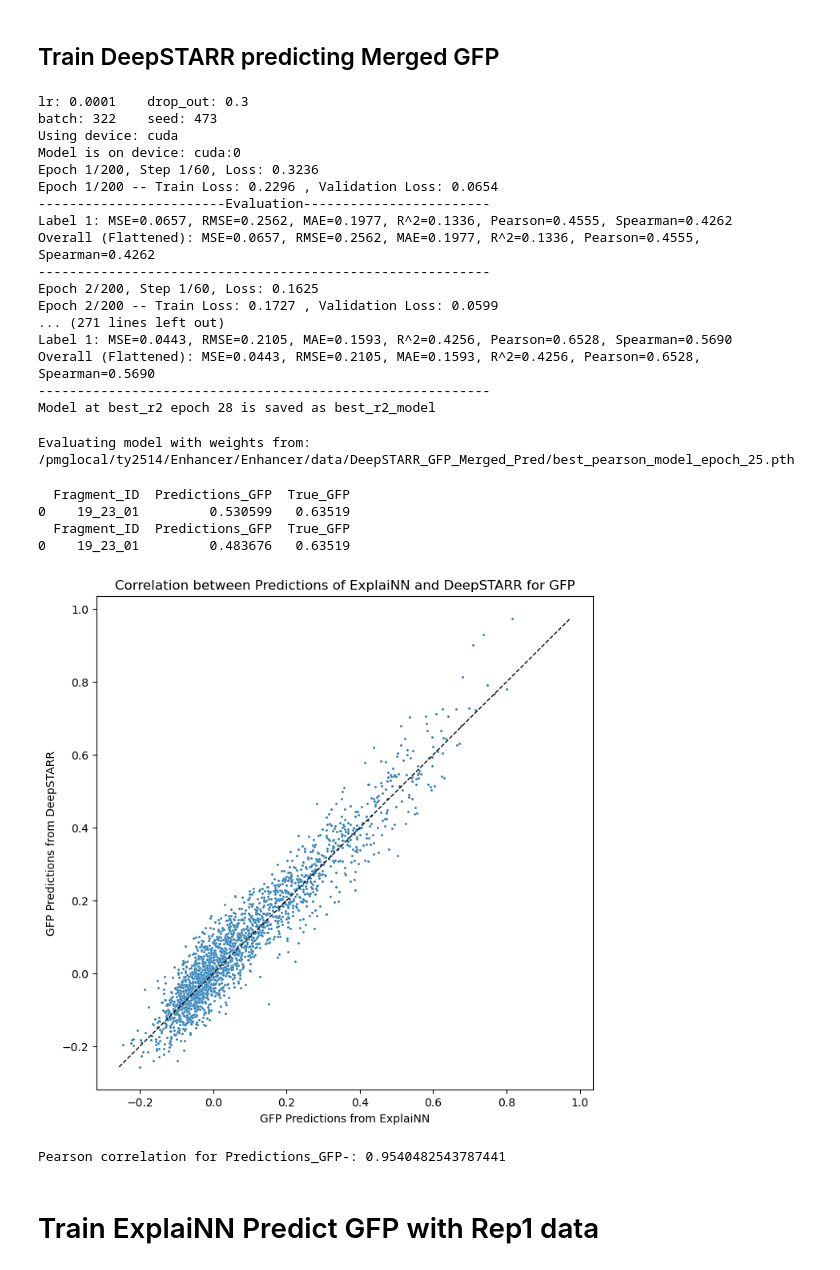
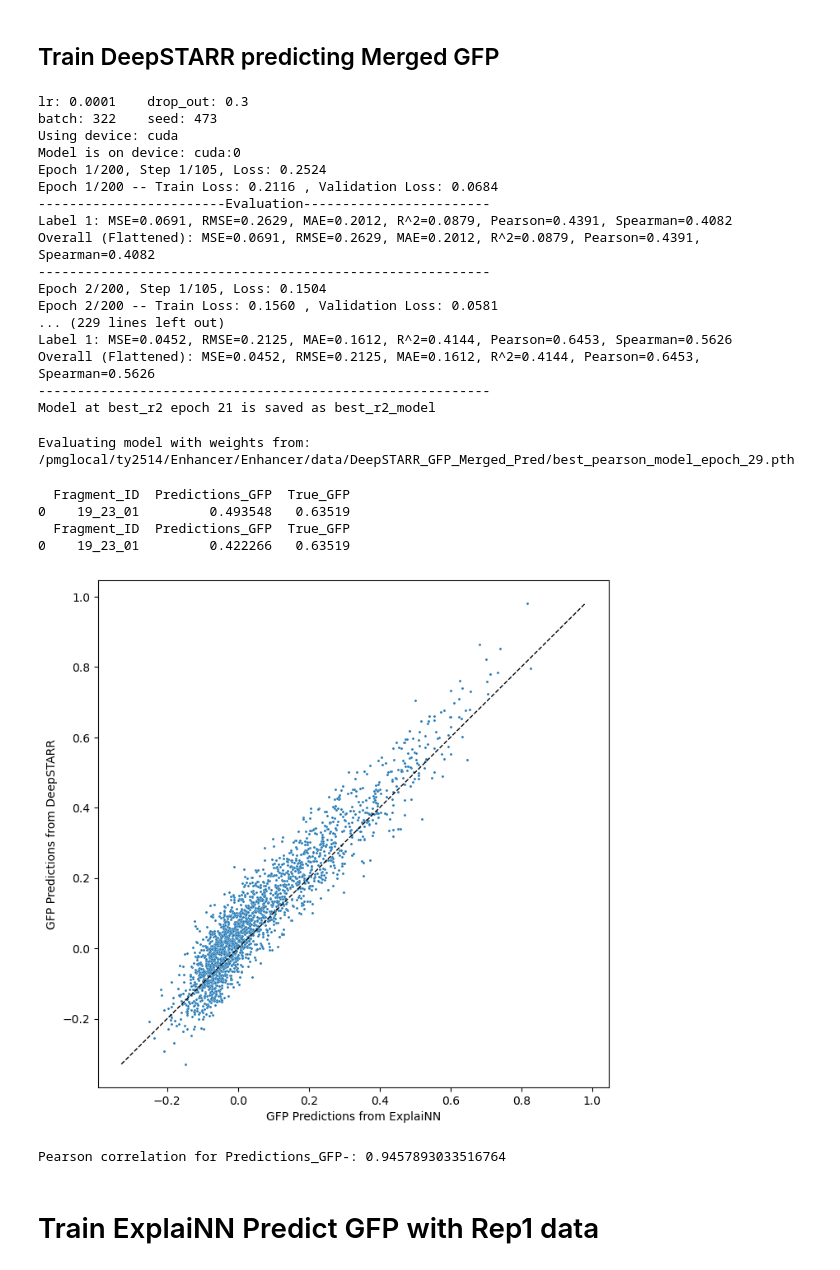
Before and after one commit to justinyutianji/Enhancer, a Jupyter notebook: Enhancer/train/ExplaiNN_GFP.ipynb, the cells around one changed output. Drawn from its saved outputs; the diff is of its cells as text; code cells hidden in the pictures.

```diff
--- a/Enhancer/train/ExplaiNN_GFP.ipynb
+++ b/Enhancer/train/ExplaiNN_GFP.ipynb
@@ -58,7 +58,7 @@ def process_and_save_results(data_loader, loader_name, model, weight_file, targe
 params = pd.read_csv('/pmglocal/ty2514/Enhancer/Enhancer/data/ExplaiNN/ExplaiNN3_GFP_Metrics.csv')
 cnns = list(set(params['num_cnns']))
 
-temp_df = params[params['num_cnns'] == 20]
+temp_df = params[params['num_cnns'] == 55]
 
 group_means = temp_df.groupby(['lr', 'drop_out', 'batch'])['pearson_corr_p'].mean().reset_index()
 best_group = group_means.loc[group_means['pearson_corr_p'].idxmax()]
@@ -78,10 +78,10 @@ best_seed_row = best_group_df.loc[best_group_df['pearson_corr_p'].idxmax()]
 best_seed = int(best_seed_row['seed'])
 best_batch = int(best_batch)
 
-num_cnns = 20
+num_cnns = 55
 target_labels = ["GFP"]
 feature_list = ["GFP"]
-output_dir = f'/pmglocal/ty2514/Enhancer/Enhancer/data/ExplaiNN_GFP_Merged_Pred_20NN'
+output_dir = f'/pmglocal/ty2514/Enhancer/Enhancer/data/ExplaiNN_GFP_Merged_Pred_55NN'
 
 print(f'cnn: {num_cnns}')
 print(f'lr: {best_lr}    drop_out: {best_dropout}')
@@ -137,6 +137,6 @@ Model at best_pearson epoch 46 is saved as best_pearson_model
 # %%
-file_list = glob.glob('/pmglocal/ty2514/Enhancer/Enhancer/data/ExplaiNN_GFP_Merged_Pred_20NN/best_pearson*.pth')
-output_dir = '/pmglocal/ty2514/Enhancer/Enhancer/data/ExplaiNN_GFP_Merged_Pred_20NN'
+file_list = glob.glob('/pmglocal/ty2514/Enhancer/Enhancer/data/ExplaiNN_GFP_Merged_Pred_55NN/best_pearson*.pth')
+output_dir = '/pmglocal/ty2514/Enhancer/Enhancer/data/ExplaiNN_GFP_Merged_Pred_55NN'
 
 for weight_file in file_list:
     print(f"Evaluating model with weights from: {weight_file}")
@@ -198,19 +231,19 @@ lr: 0.0001    drop_out: 0.3
 batch: 322    seed: 473
 Using device: cuda
 Model is on device: cuda:0
-Epoch 1/200, Step 1/60, Loss: 0.3236
-Epoch 1/200 -- Train Loss: 0.2296 , Validation Loss: 0.0654
+Epoch 1/200, Step 1/105, Loss: 0.2524
+Epoch 1/200 -- Train Loss: 0.2116 , Validation Loss: 0.0684
 ------------------------Evaluation------------------------
-Label 1: MSE=0.0657, RMSE=0.2562, MAE=0.1977, R^2=0.1336, Pearson=0.4555, Spearman=0.4262
-Overall (Flattened): MSE=0.0657, RMSE=0.2562, MAE=0.1977, R^2=0.1336, Pearson=0.4555, Spearman=0.4262
+Label 1: MSE=0.0691, RMSE=0.2629, MAE=0.2012, R^2=0.0879, Pearson=0.4391, Spearman=0.4082
+Overall (Flattened): MSE=0.0691, RMSE=0.2629, MAE=0.2012, R^2=0.0879, Pearson=0.4391, Spearman=0.4082
 ----------------------------------------------------------
-Epoch 2/200, Step 1/60, Loss: 0.1625
-Epoch 2/200 -- Train Loss: 0.1727 , Validation Loss: 0.0599
-... (271 lines left out)
-Label 1: MSE=0.0443, RMSE=0.2105, MAE=0.1593, R^2=0.4256, Pearson=0.6528, Spearman=0.5690
-Overall (Flattened): MSE=0.0443, RMSE=0.2105, MAE=0.1593, R^2=0.4256, Pearson=0.6528, Spearman=0.5690
+Epoch 2/200, Step 1/105, Loss: 0.1504
+Epoch 2/200 -- Train Loss: 0.1560 , Validation Loss: 0.0581
+... (229 lines left out)
+Label 1: MSE=0.0452, RMSE=0.2125, MAE=0.1612, R^2=0.4144, Pearson=0.6453, Spearman=0.5626
+Overall (Flattened): MSE=0.0452, RMSE=0.2125, MAE=0.1612, R^2=0.4144, Pearson=0.6453, Spearman=0.5626
 ----------------------------------------------------------
-Model at best_r2 epoch 28 is saved as best_r2_model
+Model at best_r2 epoch 21 is saved as best_r2_model
 # %%
 file_list = glob.glob('/pmglocal/ty2514/Enhancer/Enhancer/data/DeepSTARR_GFP_Merged_Pred/best_pearson*.pth')
 
@@ -233,41 +266,41 @@ for weight_file in file_list:
     # Create DataFrame from the dictionary
     df_predictions_d = pd.DataFrame(data)
 # %% [output]
-Evaluating model with weights from: /pmglocal/ty2514/Enhancer/Enhancer/data/DeepSTARR_GFP_Merged_Pred/best_pearson_model_epoch_25.pth
+Evaluating model with weights from: /pmglocal/ty2514/Enhancer/Enhancer/data/DeepSTARR_GFP_Merged_Pred/best_pearson_model_epoch_29.pth
 # %%
 print(df_predictions.iloc[:1,:])
 print(df_predictions_d.iloc[:1,:])
 # %% [output]
   Fragment_ID  Predictions_GFP  True_GFP
-0    19_23_01         0.530599   0.63519
+0    19_23_01         0.493548   0.63519
   Fragment_ID  Predictions_GFP  True_GFP
-0    19_23_01         0.483676   0.63519
+0    19_23_01         0.422266   0.63519
 # %%
 # Plot for Predictions_GFP
 plt.figure(figsize=(8, 8))
 sns.scatterplot(x=df_predictions_d['Predictions_GFP'], y=df_predictions['Predictions_GFP'], s=5)
 
 # Add diagonal line
 min_val = min(df_predictions_d['Predictions_GFP'].min(), df_predictions['Predictions_GFP'].min())
 max_val = max(df_predictions_d['Predictions_GFP'].max(), df_predictions['Predictions_GFP'].max())
 plt.plot([min_val, max_val], [min_val, max_val], color='black', linestyle='--', linewidth=1)
 
 # Add labels and title
 plt.xlabel('GFP Predictions from ExplaiNN')
 plt.ylabel('GFP Predictions from DeepSTARR')
-plt.title('Correlation between Predictions of ExplaiNN and DeepSTARR for GFP')
+#plt.title('Correlation between Predictions of ExplaiNN and DeepSTARR for GFP')
 
 # Show the plot
 plt.show()
 
 from scipy.stats import pearsonr
 
 # Calculate Pearson correlation for Predictions_GFP
 correlation_gfp_minus, _ = pearsonr(df_predictions_d['Predictions_GFP'], df_predictions['Predictions_GFP'])
 print(f"Pearson correlation for Predictions_GFP-: {correlation_gfp_minus}")
 # %% [output]
-[figure, old version]
+[figure, new version]
-Pearson correlation for Predictions_GFP-: 0.9540482543787441
+Pearson correlation for Predictions_GFP-: 0.9457893033516764
 # %% [markdown]
 # Train ExplaiNN Predict GFP with Rep1 data
 # %%
```
Also changed, not shown: parts of 3 cells of this notebook, 9 other files.
